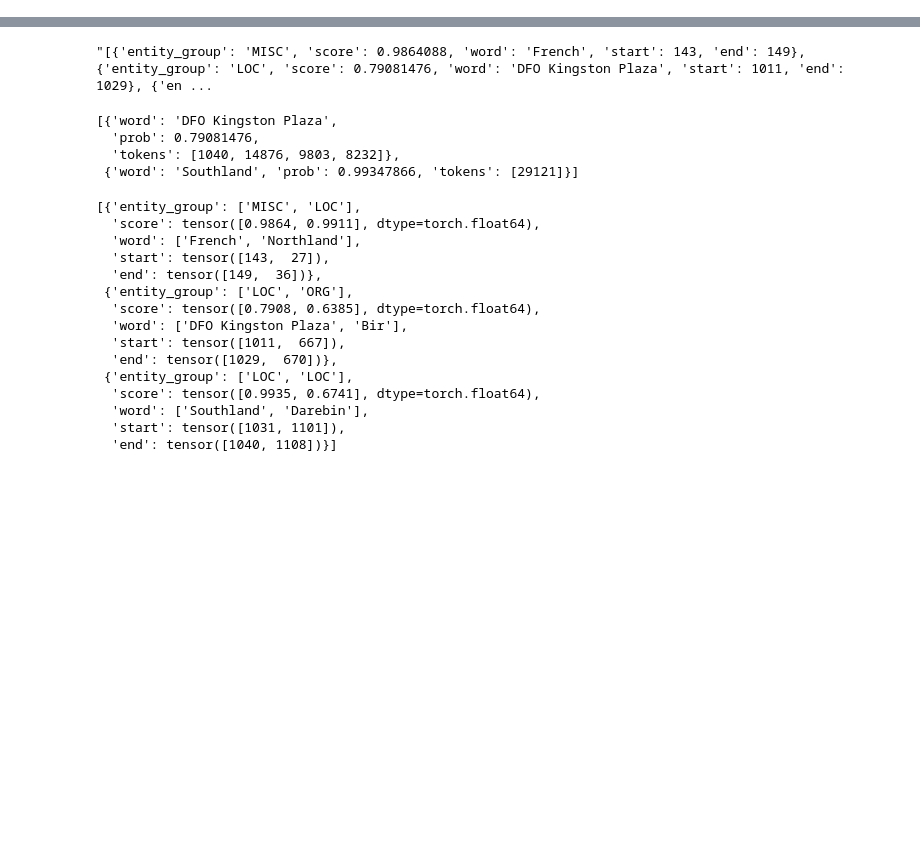
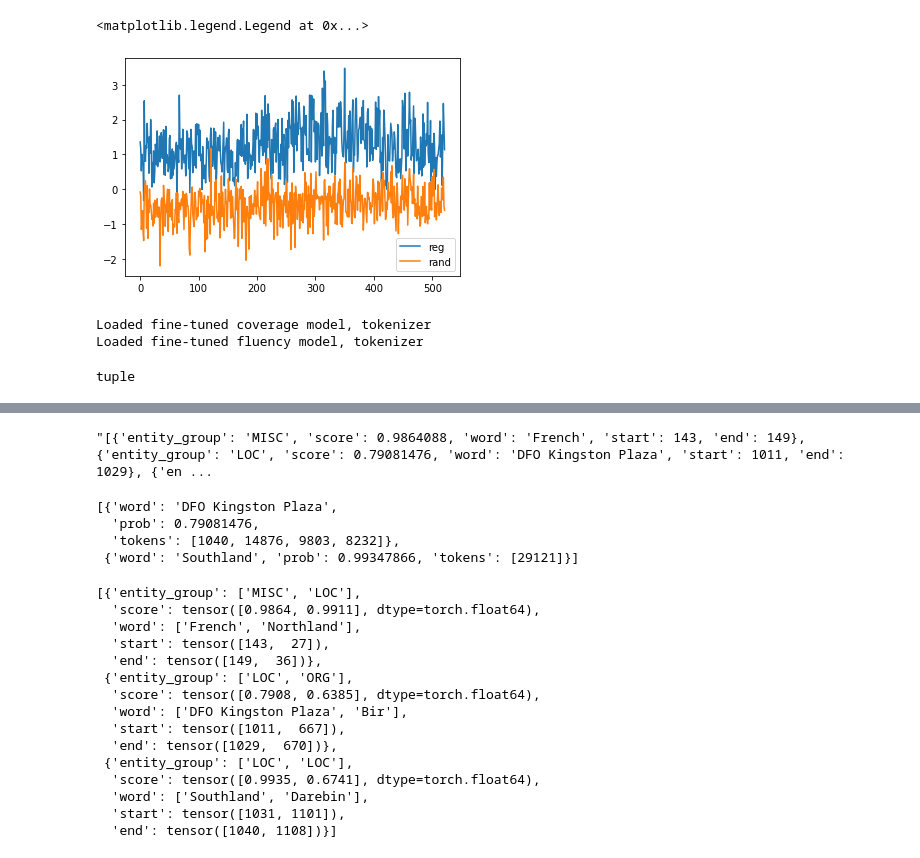
Before and after one commit to cunov/Reinforced-FB-Ad-Message-Generation, a Jupyter notebook: scratch.ipynb, the cells around one changed output, grey strips where cells are left out. Cells and saved outputs as stored; diff of their text form; code cells hidden in the pictures; blank space fills up the shorter version.

```diff
--- a/scratch.ipynb
+++ b/scratch.ipynb
@@ -9,0 +224,11 @@ import numpy as np, pandas as pd
+# %%
+descs = []
+msgs = []
+locs = []
+for i,(desc,msg,loc) in enumerate(zip(df.desc_clean, df.msg_clean, df.desc_clean_msg_stripped_locs)):
+    if isinstance(desc,str) and isinstance(msg,str) and isinstance(loc,str) and isinstance(ast.literal_eval(loc), list):
+        descs.append(desc)
+        msgs.append(msg)
+        locs.append(ast.literal_eval(loc))
+# %%
+kw_cov = KeywordCoverage(_type='coverage')
@@ -9,0 +237,23 @@ import numpy as np, pandas as pd
+# %%
+batch_size = 20
+rand_msgs_idx = list(range(len(msgs)))
+np.random.shuffle(rand_msgs_idx)
+rand_msgs = [msgs[i] for i in rand_msgs_idx]
+scores = []
+rand_scores = []
+n_items = 0
+for i in tqdm(range(0,len(descs),batch_size)):
+    n_items += batch_size
+    batch_d = descs[i:i+batch_size]
+    batch_m = msgs[i:i+batch_size]
+    batch_l = locs[i:i+batch_size]
+    batch_r_msgs = rand_msgs[i:i+batch_size]
+    score, _ = kw_cov.score_non_threaded(batch_m, batch_d, batch_l)
+    score_rand, _ = kw_cov.score_non_threaded(batch_r_msgs, batch_d, batch_l)
+    scores.append(score.sum().item())
+    rand_scores.append(score_rand.sum().item())
+    if n_items > 500:
+        plt.plot(scores, label='reg')
+        plt.plot(rand_scores,label='rand')
+        plt.legend()
+        break
@@ -9,0 +263,17 @@ import numpy as np, pandas as pd
+# %%
+plt.plot(scores, label='reg')
+plt.plot(rand_scores,label='rand')
+plt.legend()
+# %% [output]
+<matplotlib.legend.Legend at 0x...>
+[figure, added]
+# %%
+scorers = {}
+scorers['coverage'] = {'importance':10.0, 'model':KeywordCoverage(_type='coverage')}
+scorers['fluency'] = {'importance':10.0, 'model':Fluency(load_pretrained='fluency')}
+scorers['patpen'] = {'importance':5.0, 'model':PatternPenalty()}
+scorers['lengthpen'] = {'importance':2.0, 'model':LengthPenalty(params.max_output_length)}
+scorers['reppen'] = {'importance':2.0, 'model':RepeatPenalty()}
+# %% [output]
+Loaded fine-tuned coverage model, tokenizer
+Loaded fine-tuned fluency model, tokenizer
@@ -9,0 +288,4 @@ import numpy as np, pandas as pd
+# %%
+type(withouts)
+# %% [output]
+tuple
```
Also changed, not shown: parts of 116 cells of this notebook, 13 other files.
